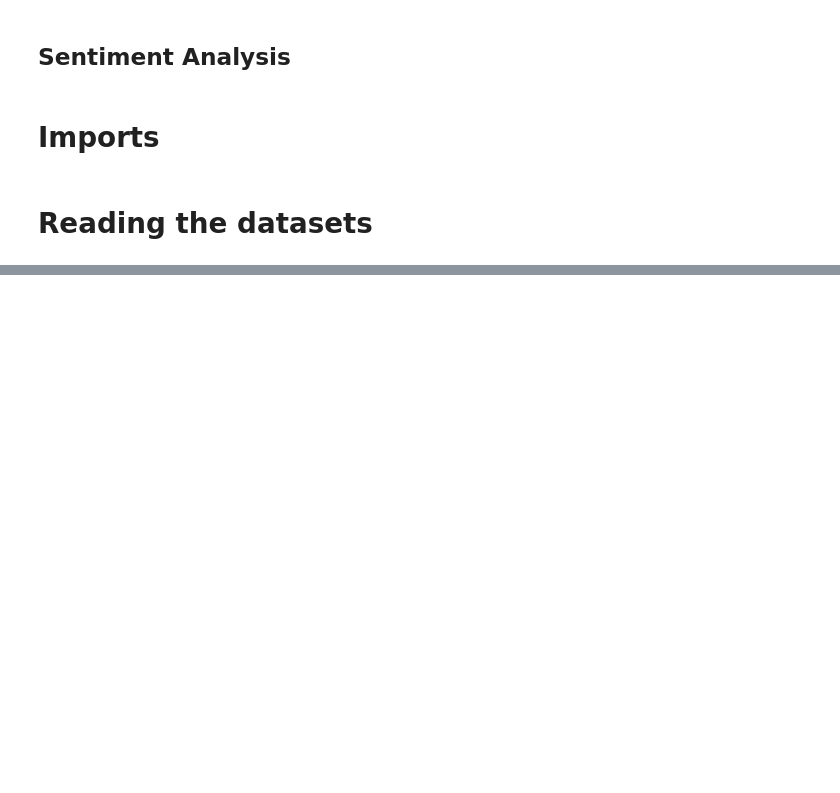
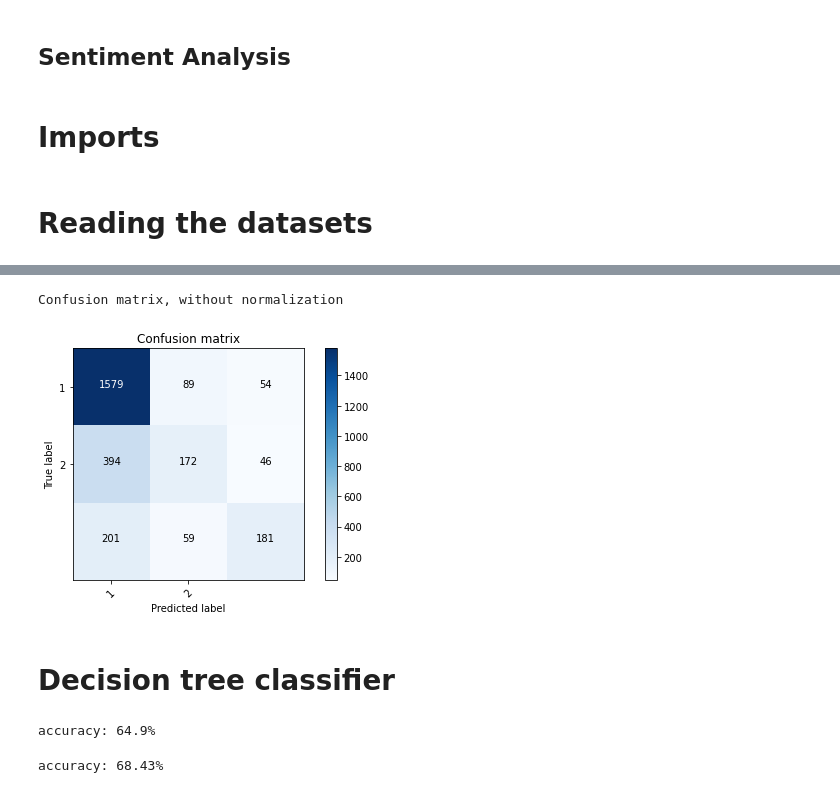
Before and after one commit to annagossner/mba_textmining, a Jupyter notebook: SentimentAnalysis.ipynb, the cells around one changed output, grey strips where cells are left out. Cells and saved outputs as stored; diff of their text form; code cells hidden in the pictures; blank space fills up the shorter version.

```diff
--- a/SentimentAnalysis.ipynb
+++ b/SentimentAnalysis.ipynb
@@ -22,0 +185,17 @@ data.shape
+# %%
+# Split the data
+X_train,X_test,y_train,y_test = train_test_split(data['text'], data.sentiment, test_size=0.2, random_state=42)
+# %%
+# Vectorizing and applying TF-IDF
+from sklearn.linear_model import LogisticRegression
+
+pipe = Pipeline([('vect', CountVectorizer()),
+                 ('tfidf', TfidfTransformer()),
+                 ('model', LogisticRegression())])
+
+# Fitting the model
+model = pipe.fit(X_train, y_train)
+
+# Accuracy
+prediction = model.predict(X_test)
+print("accuracy: {}%".format(round(accuracy_score(y_test, prediction)*100,2)))
@@ -22,0 +211,38 @@ data.shape
+# %%
+cm = metrics.confusion_matrix(y_test, prediction)
+plot_confusion_matrix(cm, classes=['1', '2'])
+# %% [output]
+Confusion matrix, without normalization
+[figure, added]
+# %% [markdown]
+# Decision tree classifier
+# %%
+from sklearn.tree import DecisionTreeClassifier
+
+# Vectorizing and applying TF-IDF
+pipe = Pipeline([('vect', CountVectorizer()),
+                 ('tfidf', TfidfTransformer()),
+                 ('model', DecisionTreeClassifier(criterion= 'entropy',
+                                           max_depth = 20,
+                                           splitter='best',
+                                           random_state=42))])
+# Fitting the model
+model = pipe.fit(X_train, y_train)
+
+# Accuracy
+prediction = model.predict(X_test)
+print("accuracy: {}%".format(round(accuracy_score(y_test, prediction)*100,2)))
+# %% [output]
+accuracy: 64.9%
+# %%
+from sklearn.ensemble import RandomForestClassifier
+
+pipe = Pipeline([('vect', CountVectorizer()),
+                 ('tfidf', TfidfTransformer()),
+                 ('model', RandomForestClassifier(n_estimators=50, criterion="entropy"))])
+
+model = pipe.fit(X_train, y_train)
+prediction = model.predict(X_test)
+print("accuracy: {}%".format(round(accuracy_score(y_test, prediction)*100,2)))
+# %% [output]
+accuracy: 68.43%
```
Also changed, not shown: parts of 17 cells of this notebook.
